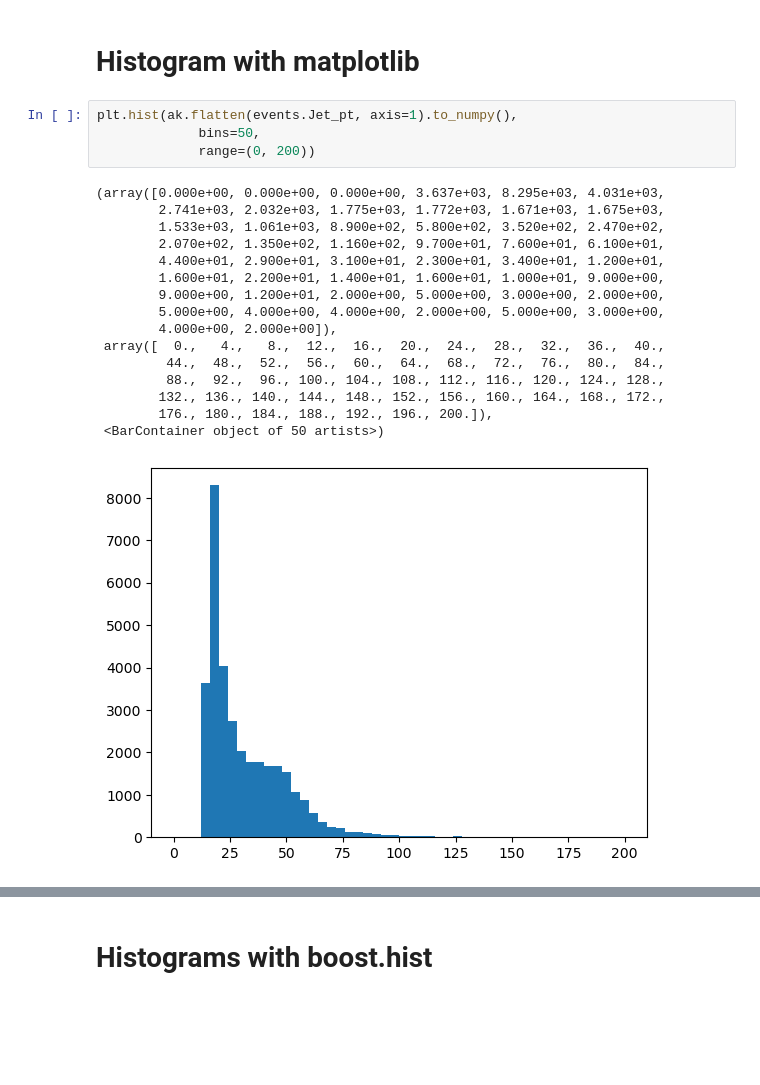
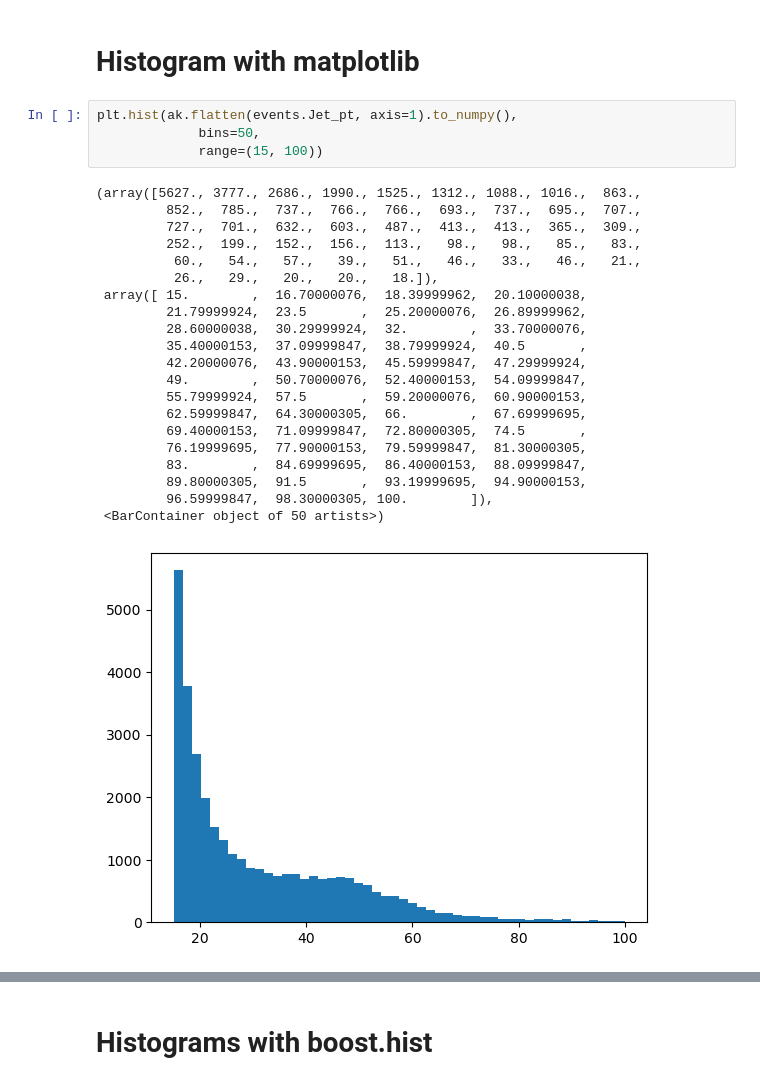
Before and after one commit to valsdav/PyHEPTutorial_INFN_InteractiveAnalysisWorkshop, a Jupyter notebook: 2_Histograms_and_plotting.ipynb, the cells around one changed output, grey strips where cells are left out. Saved outputs shown, nothing was run; the diff lists cells and outputs as text; blank space fills up the shorter version.

```diff
--- a/2_Histograms_and_plotting.ipynb
+++ b/2_Histograms_and_plotting.ipynb
@@ -62,22 +59,27 @@ H
 # %%
 plt.hist(ak.flatten(events.Jet_pt, axis=1).to_numpy(),
              bins=50,
-             range=(0, 200))
+             range=(15, 100))
 # %% [output]
-(array([0.000e+00, 0.000e+00, 0.000e+00, 3.637e+03, 8.295e+03, 4.031e+03,
-        2.741e+03, 2.032e+03, 1.775e+03, 1.772e+03, 1.671e+03, 1.675e+03,
-        1.533e+03, 1.061e+03, 8.900e+02, 5.800e+02, 3.520e+02, 2.470e+02,
-        2.070e+02, 1.350e+02, 1.160e+02, 9.700e+01, 7.600e+01, 6.100e+01,
-        4.400e+01, 2.900e+01, 3.100e+01, 2.300e+01, 3.400e+01, 1.200e+01,
-        1.600e+01, 2.200e+01, 1.400e+01, 1.600e+01, 1.000e+01, 9.000e+00,
-        9.000e+00, 1.200e+01, 2.000e+00, 5.000e+00, 3.000e+00, 2.000e+00,
-        5.000e+00, 4.000e+00, 4.000e+00, 2.000e+00, 5.000e+00, 3.000e+00,
-        4.000e+00, 2.000e+00]),
- array([  0.,   4.,   8.,  12.,  16.,  20.,  24.,  28.,  32.,  36.,  40.,
-         44.,  48.,  52.,  56.,  60.,  64.,  68.,  72.,  76.,  80.,  84.,
-         88.,  92.,  96., 100., 104., 108., 112., 116., 120., 124., 128.,
-        132., 136., 140., 144., 148., 152., 156., 160., 164., 168., 172.,
-        176., 180., 184., 188., 192., 196., 200.]),
+(array([5627., 3777., 2686., 1990., 1525., 1312., 1088., 1016.,  863.,
+         852.,  785.,  737.,  766.,  766.,  693.,  737.,  695.,  707.,
+         727.,  701.,  632.,  603.,  487.,  413.,  413.,  365.,  309.,
+         252.,  199.,  152.,  156.,  113.,   98.,   98.,   85.,   83.,
+          60.,   54.,   57.,   39.,   51.,   46.,   33.,   46.,   21.,
+          26.,   29.,   20.,   20.,   18.]),
+ array([ 15.        ,  16.70000076,  18.39999962,  20.10000038,
+         21.79999924,  23.5       ,  25.20000076,  26.89999962,
+         28.60000038,  30.29999924,  32.        ,  33.70000076,
+         35.40000153,  37.09999847,  38.79999924,  40.5       ,
+         42.20000076,  43.90000153,  45.59999847,  47.29999924,
+         49.        ,  50.70000076,  52.40000153,  54.09999847,
+         55.79999924,  57.5       ,  59.20000076,  60.90000153,
+         62.59999847,  64.30000305,  66.        ,  67.69999695,
+         69.40000153,  71.09999847,  72.80000305,  74.5       ,
+         76.19999695,  77.90000153,  79.59999847,  81.30000305,
+         83.        ,  84.69999695,  86.40000153,  88.09999847,
+         89.80000305,  91.5       ,  93.19999695,  94.90000153,
+         96.59999847,  98.30000305, 100.        ]),
  <BarContainer object of 50 artists>)
-[figure, old version]
+[figure, new version]
 # %%
```
Also changed, not shown: parts of 58 cells of this notebook.
